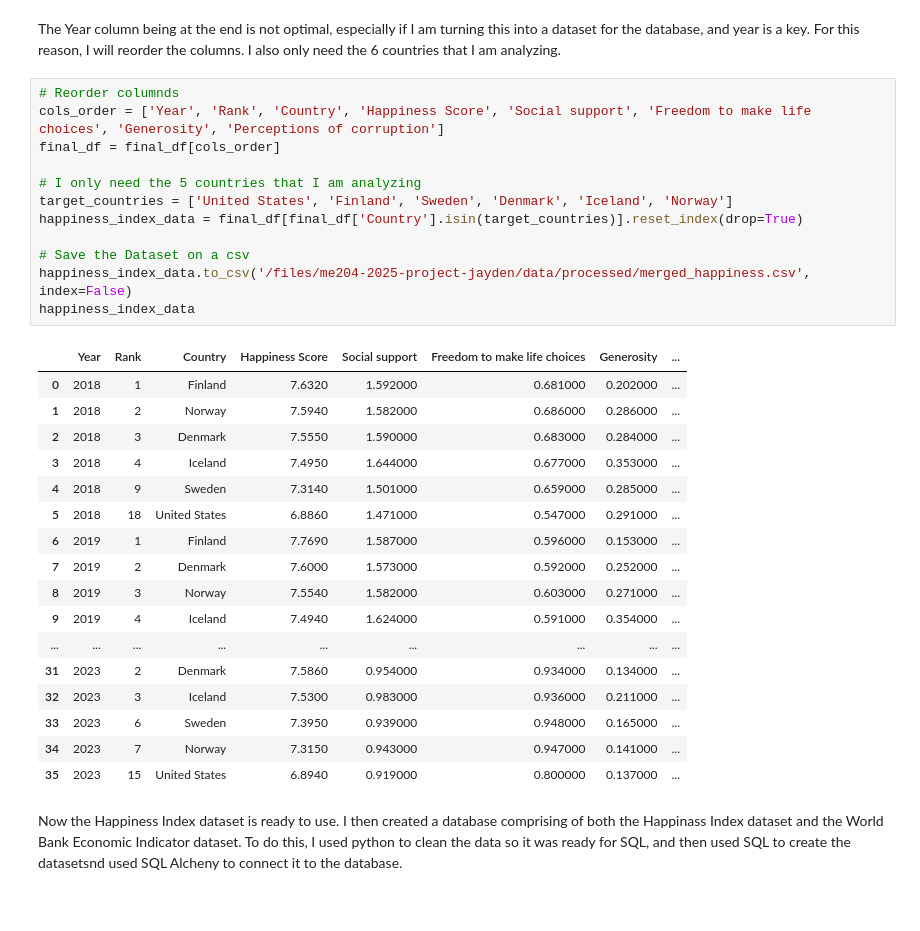
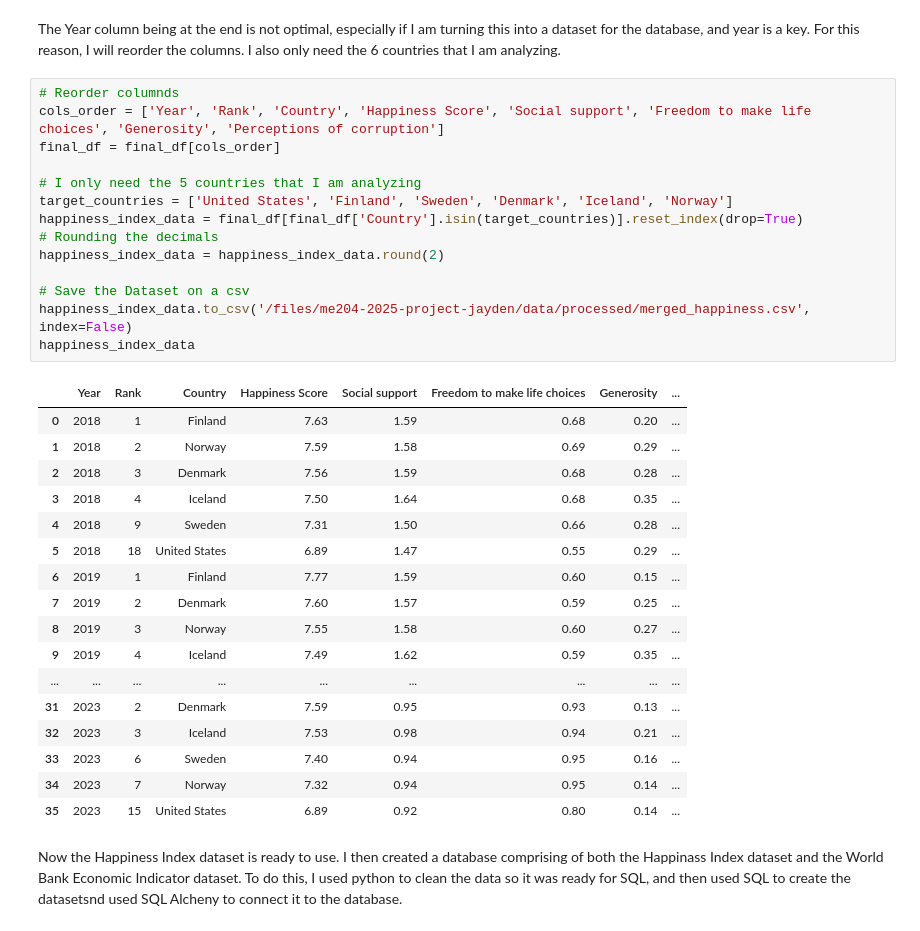
Before and after one commit to LSE-ME204/me204-2025-project-jayden, a Jupyter notebook: notebooks/NB02-data-processing.ipynb, the cells around one changed output. Cells and saved outputs as stored; diff of their text form.

```diff
--- a/notebooks/NB02-data-processing.ipynb
+++ b/notebooks/NB02-data-processing.ipynb
@@ -282,33 +282,35 @@ The Year column being at the end is not optimal, especially if I am turning this
 # %%
 # Reorder columnds
 cols_order = ['Year', 'Rank', 'Country', 'Happiness Score', 'Social support', 'Freedom to make life choices', 'Generosity', 'Perceptions of corruption']
 final_df = final_df[cols_order]
 
 # I only need the 5 countries that I am analyzing
 target_countries = ['United States', 'Finland', 'Sweden', 'Denmark', 'Iceland', 'Norway']
 happiness_index_data = final_df[final_df['Country'].isin(target_countries)].reset_index(drop=True)
+# Rounding the decimals
+happiness_index_data = happiness_index_data.round(2)
 
 # Save the Dataset on a csv
 happiness_index_data.to_csv('/files/me204-2025-project-jayden/data/processed/merged_happiness.csv', index=False)
 happiness_index_data
 # %% [output]
 |  | Year | Rank | Country | Happiness Score | Social support | Freedom to make life choices | Generosity | ... |
-| 0 | 2018 | 1 | Finland | 7.6320 | 1.592000 | 0.681000 | 0.202000 | ... |
-| 1 | 2018 | 2 | Norway | 7.5940 | 1.582000 | 0.686000 | 0.286000 | ... |
-| 2 | 2018 | 3 | Denmark | 7.5550 | 1.590000 | 0.683000 | 0.284000 | ... |
-| 3 | 2018 | 4 | Iceland | 7.4950 | 1.644000 | 0.677000 | 0.353000 | ... |
-| 4 | 2018 | 9 | Sweden | 7.3140 | 1.501000 | 0.659000 | 0.285000 | ... |
-| 5 | 2018 | 18 | United States | 6.8860 | 1.471000 | 0.547000 | 0.291000 | ... |
-| 6 | 2019 | 1 | Finland | 7.7690 | 1.587000 | 0.596000 | 0.153000 | ... |
-| 7 | 2019 | 2 | Denmark | 7.6000 | 1.573000 | 0.592000 | 0.252000 | ... |
-| 8 | 2019 | 3 | Norway | 7.5540 | 1.582000 | 0.603000 | 0.271000 | ... |
-| 9 | 2019 | 4 | Iceland | 7.4940 | 1.624000 | 0.591000 | 0.354000 | ... |
+| 0 | 2018 | 1 | Finland | 7.63 | 1.59 | 0.68 | 0.20 | ... |
+| 1 | 2018 | 2 | Norway | 7.59 | 1.58 | 0.69 | 0.29 | ... |
+| 2 | 2018 | 3 | Denmark | 7.56 | 1.59 | 0.68 | 0.28 | ... |
+| 3 | 2018 | 4 | Iceland | 7.50 | 1.64 | 0.68 | 0.35 | ... |
+| 4 | 2018 | 9 | Sweden | 7.31 | 1.50 | 0.66 | 0.28 | ... |
+| 5 | 2018 | 18 | United States | 6.89 | 1.47 | 0.55 | 0.29 | ... |
+| 6 | 2019 | 1 | Finland | 7.77 | 1.59 | 0.60 | 0.15 | ... |
+| 7 | 2019 | 2 | Denmark | 7.60 | 1.57 | 0.59 | 0.25 | ... |
+| 8 | 2019 | 3 | Norway | 7.55 | 1.58 | 0.60 | 0.27 | ... |
+| 9 | 2019 | 4 | Iceland | 7.49 | 1.62 | 0.59 | 0.35 | ... |
 | ... | ... | ... | ... | ... | ... | ... | ... | ... |
-| 31 | 2023 | 2 | Denmark | 7.5860 | 0.954000 | 0.934000 | 0.134000 | ... |
-| 32 | 2023 | 3 | Iceland | 7.5300 | 0.983000 | 0.936000 | 0.211000 | ... |
-| 33 | 2023 | 6 | Sweden | 7.3950 | 0.939000 | 0.948000 | 0.165000 | ... |
-| 34 | 2023 | 7 | Norway | 7.3150 | 0.943000 | 0.947000 | 0.141000 | ... |
-| 35 | 2023 | 15 | United States | 6.8940 | 0.919000 | 0.800000 | 0.137000 | ... |
+| 31 | 2023 | 2 | Denmark | 7.59 | 0.95 | 0.93 | 0.13 | ... |
+| 32 | 2023 | 3 | Iceland | 7.53 | 0.98 | 0.94 | 0.21 | ... |
+| 33 | 2023 | 6 | Sweden | 7.40 | 0.94 | 0.95 | 0.16 | ... |
+| 34 | 2023 | 7 | Norway | 7.32 | 0.94 | 0.95 | 0.14 | ... |
+| 35 | 2023 | 15 | United States | 6.89 | 0.92 | 0.80 | 0.14 | ... |
 # %% [markdown]
 Now the Happiness Index dataset is ready to use. I then created a database comprising of both the Happinass Index dataset and the World Bank Economic Indicator dataset. To do this, I used python to clean the data so it was ready for SQL, and then used SQL to create the datasetsnd used SQL Alcheny to connect it to the database.
 # %% [markdown]
```
Also changed, not shown: parts of 1 cell of this notebook, 4 other files.
